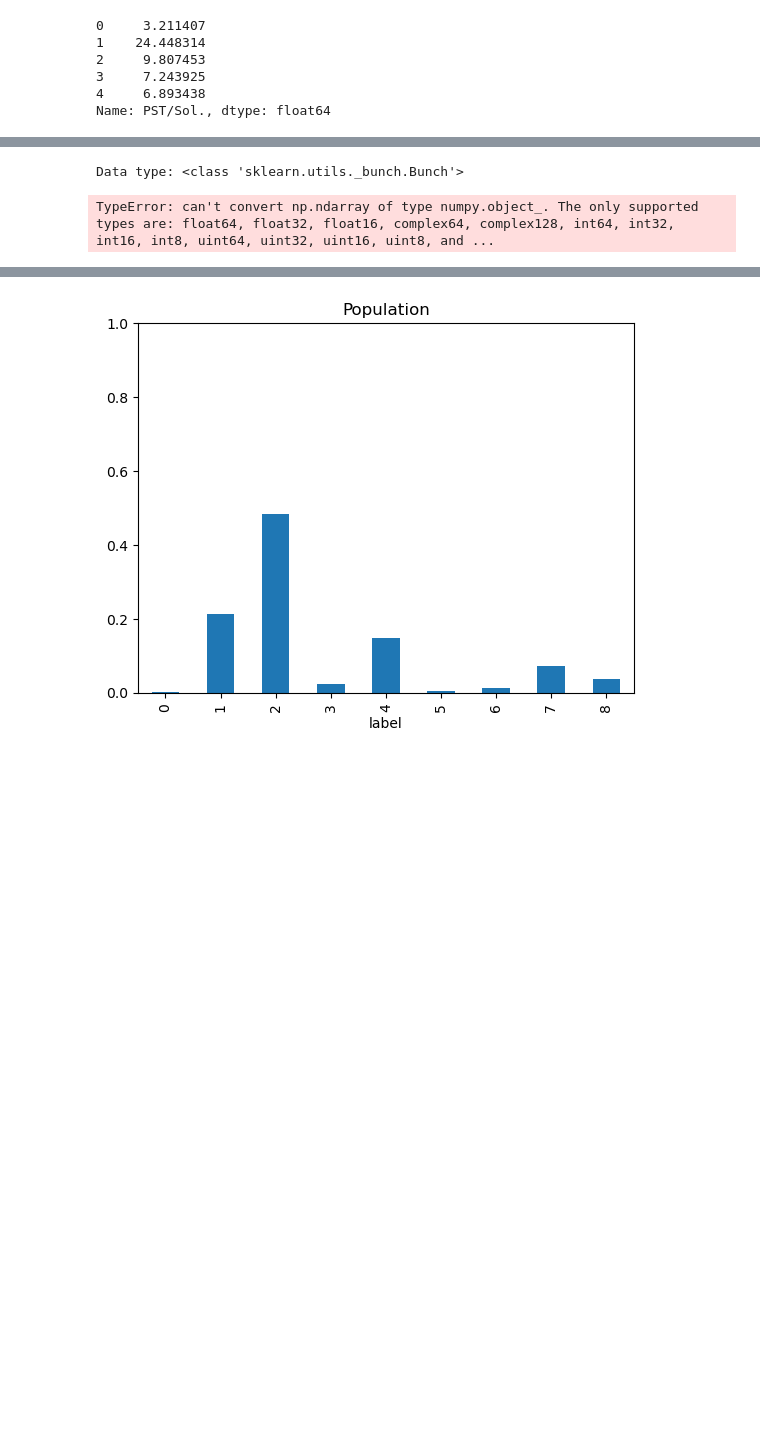
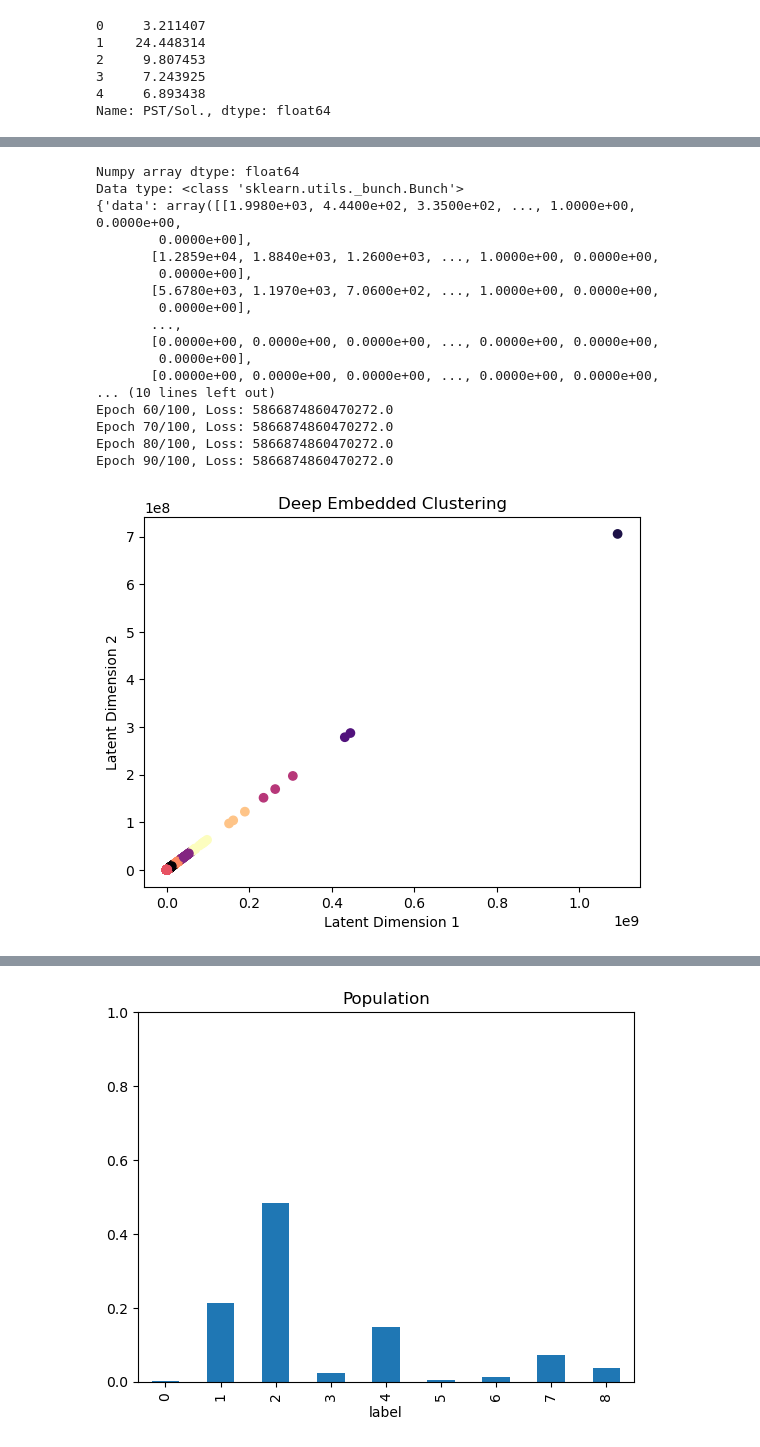
Before and after one commit to matheogodenzi/EnergyTransitionPotential, a Jupyter notebook: source/models/deep_embeddded_clustering.ipynb, the cells around one changed output, grey strips where cells are left out. Cells and saved outputs as stored; diff of their text form; code cells hidden in the pictures; blank space fills up the shorter version.

```diff
--- a/source/models/deep_embeddded_clustering.ipynb
+++ b/source/models/deep_embeddded_clustering.ipynb
@@ -41,15 +41,16 @@ Name: PST/Sol., dtype: float64
 # Identify categorical columns
 categorical_columns = Covariates_df.select_dtypes(include=['object', 'string']).columns
 categorical_columns = categorical_columns.drop(["MunicipalityName", "Canton", "mountain_binary"])
-print(categorical_columns)
+#print(categorical_columns)
 # Apply encoding only to categorical columns
 encoded_categorical = pd.get_dummies(Covariates_df[categorical_columns])
-print(encoded_categorical)
+#print(encoded_categorical)
 # Concatenate with untouched columns
 non_categorical = Covariates_df.drop(columns=categorical_columns)
 non_categorical = Covariates_df.drop(columns=["MunicipalityName", "MunicipalityNumber", "Canton", "mountain_binary"])
-transformed_df = pd.concat([non_categorical, encoded_categorical], axis=1).drop(columns=categorical_columns)
+transformed_df = pd.concat([non_categorical, encoded_categorical.astype(int)], axis=1).drop(columns=categorical_columns)
 
 print("Transformed DataFrame:")
-transformed_df.head()
+transformed_df.dtypes
+transformed_df.to_csv("../../data/cleaned_data/numeric_covariates.csv")
 # %% [output]
@@ -80,17 +88,22 @@ Transformed DataFrame:
 # %%
+# Step 1: Replace NaNs and ensure numeric conversion
+df = transformed_df.copy()  # Work on a copy
+df = df.replace(np.nan, 0)  # Replace NaNs with 0
+df = df.apply(pd.to_numeric, errors='coerce').fillna(0)  # Force numeric conversion
 
+df.to_csv("../../data/cov_to_cluster.csv")
+# Step 2: Convert to numpy array
+X = df.to_numpy()
+print(f"Numpy array dtype: {X.dtype}")  # Ensure dtype is numeric
 
-# Extract the numeric data from the DataFrame
-df = transformed_df
-df =df.replace(np.nan, 0)
-X = df.to_numpy()  # Convert to numpy array
+# Step 3: Create Bunch object
+data = Bunch(data=X, target=transformed_df.index)
+print(f"Data type: {type(data)}")
+print(data)
 
-# Create a Bunch object with the DataFrame data and the index as the target
-data = Bunch(data=X, target=Covariates_df.index)
-print(f"Data type: {type(data)}")
-
-# Convert the data to PyTorch tensor
+# Step 4: Convert to PyTorch tensor
 X_tensor = torch.tensor(X, dtype=torch.float32)
+print(f"Tensor shape: {X_tensor.shape}")
 
 # Initialize the model, loss function, and optimizer
 input_dim = X.shape[1]  # Number of features (e.g., 4 for Iris dataset)
@@ -108,33 +121,48 @@ for epoch in range(epochs):
     # Forward pass
     decoded, encoded = model(X_tensor)
     loss = criterion(decoded, X_tensor)
 
     # Backward pass
     loss.backward()
     optimizer.step()
 
     if epoch % 10 == 0:
         print(f'Epoch {epoch}/{epochs}, Loss: {loss.item()}')
 
 # Extract the learned embeddings (latent space)
 with torch.no_grad():
     model.eval()
     _, encoded_features = model(X_tensor)
 
 # Apply KMeans clustering to the embeddings
 encoded_features = encoded_features.numpy()  # Convert to numpy for KMeans
 kmeans = KMeans(n_clusters=9)
 kmeans.fit(encoded_features)
 labels = kmeans.labels_
 
 # Plot the clustered data in the 2D embedded space
 plt.scatter(encoded_features[:, 0], encoded_features[:, 1], c=labels, cmap='magma')
 plt.title('Deep Embedded Clustering')
 plt.xlabel('Latent Dimension 1')
 plt.ylabel('Latent Dimension 2')
 plt.show()
-labels
 # %% [output]
+Numpy array dtype: float64
 Data type: <class 'sklearn.utils._bunch.Bunch'>
+{'data': array([[1.9980e+03, 4.4400e+02, 3.3500e+02, ..., 1.0000e+00, 0.0000e+00,
+        0.0000e+00],
+       [1.2859e+04, 1.8840e+03, 1.2600e+03, ..., 1.0000e+00, 0.0000e+00,
+        0.0000e+00],
+       [5.6780e+03, 1.1970e+03, 7.0600e+02, ..., 1.0000e+00, 0.0000e+00,
+        0.0000e+00],
+       ...,
+       [0.0000e+00, 0.0000e+00, 0.0000e+00, ..., 0.0000e+00, 0.0000e+00,
+        0.0000e+00],
+       [0.0000e+00, 0.0000e+00, 0.0000e+00, ..., 0.0000e+00, 0.0000e+00,
+... (10 lines left out)
+Epoch 60/100, Loss: 5866874860470272.0
+Epoch 70/100, Loss: 5866874860470272.0
+Epoch 80/100, Loss: 5866874860470272.0
+Epoch 90/100, Loss: 5866874860470272.0
-TypeError: can't convert np.ndarray of type numpy.object_. The only supported types are: float64, float32, float16, complex64, complex128, int64, int32, int16, int8, uint64, uint32, uint16, uint8, and ...
+[figure, added]
 # %%
```
Also changed, not shown: parts of 9 cells of this notebook, 1 other file.
